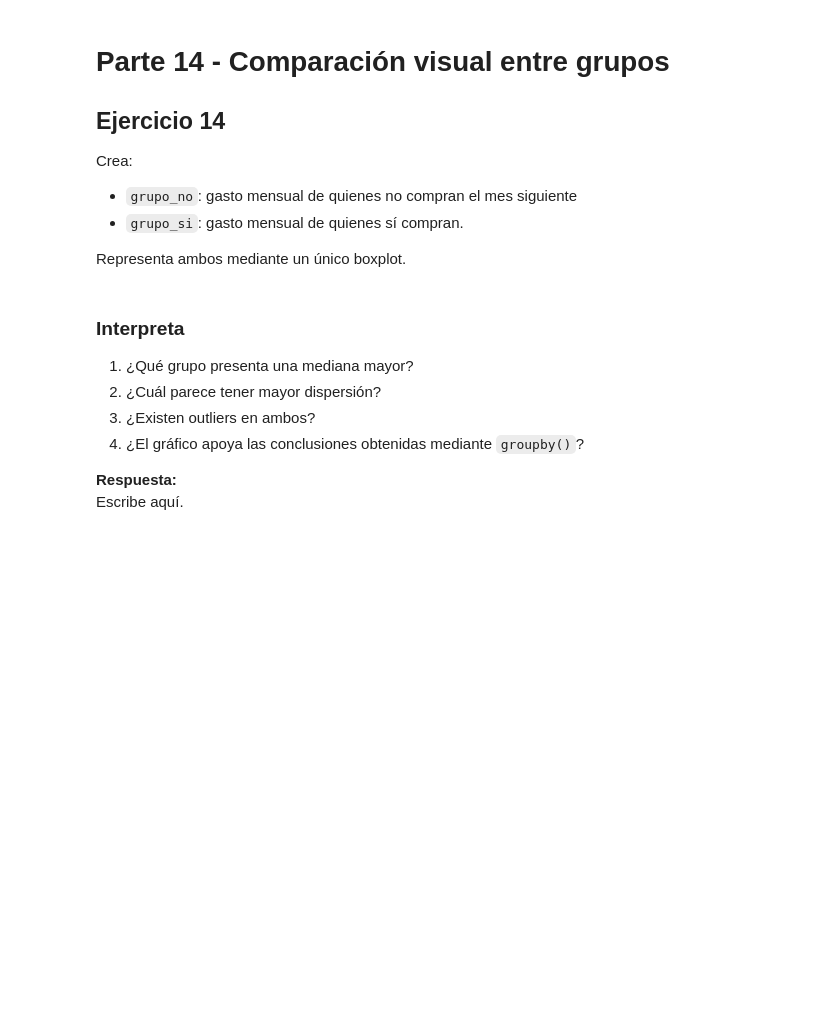
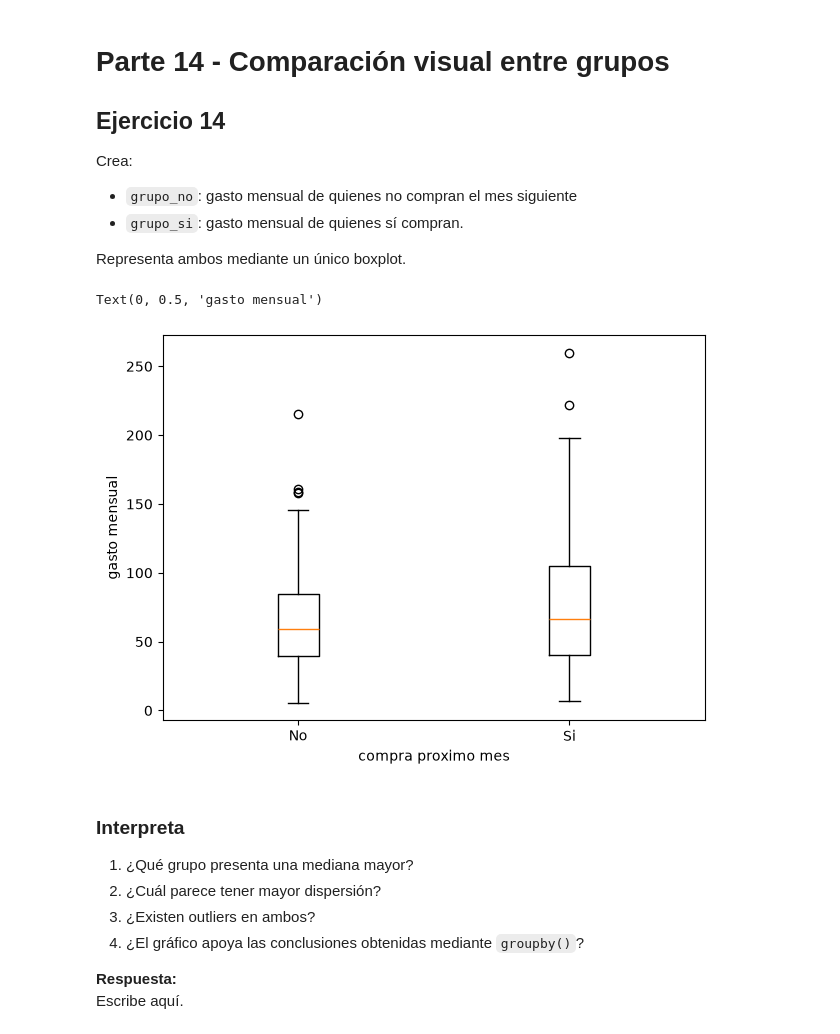
Before and after one commit to mmartinezvaras/s_aprendizaje, a Jupyter notebook: Notebooks S.aprendizaje/UD2/Practica_05.ipynb, the cells around one changed output. Saved outputs shown, nothing was run; the diff lists cells and outputs as text; code cells hidden in the pictures; blank space fills up the shorter version.

```diff
--- a/Notebooks S.aprendizaje/UD2/Practica_05.ipynb
+++ b/Notebooks S.aprendizaje/UD2/Practica_05.ipynb
@@ -851,3 +919,15 @@ Representa ambos mediante un único boxplot.
+# %%
+# TODO: crea grupo_no y grupo_si
+grupo_no = df.loc[df["compra_proximo_mes"]=="No", "gasto_mensual"].dropna()
+grupo_si = df.loc[df["compra_proximo_mes"]=="Sí", "gasto_mensual"].dropna()
+plt.figure(figsize=(7,5))
+plt.boxplot([grupo_no, grupo_si], tick_labels=["No", "Si"])
+plt.xlabel("compra proximo mes")
+plt.ylabel("gasto mensual")
+# TODO: representa ambos grupos mediante un boxplot
+# %% [output]
+Text(0, 0.5, 'gasto mensual')
+[figure, added]
 # %% [markdown]
 ### Interpreta
 
```
Also changed, not shown: parts of 11 cells of this notebook, 2 other files.
